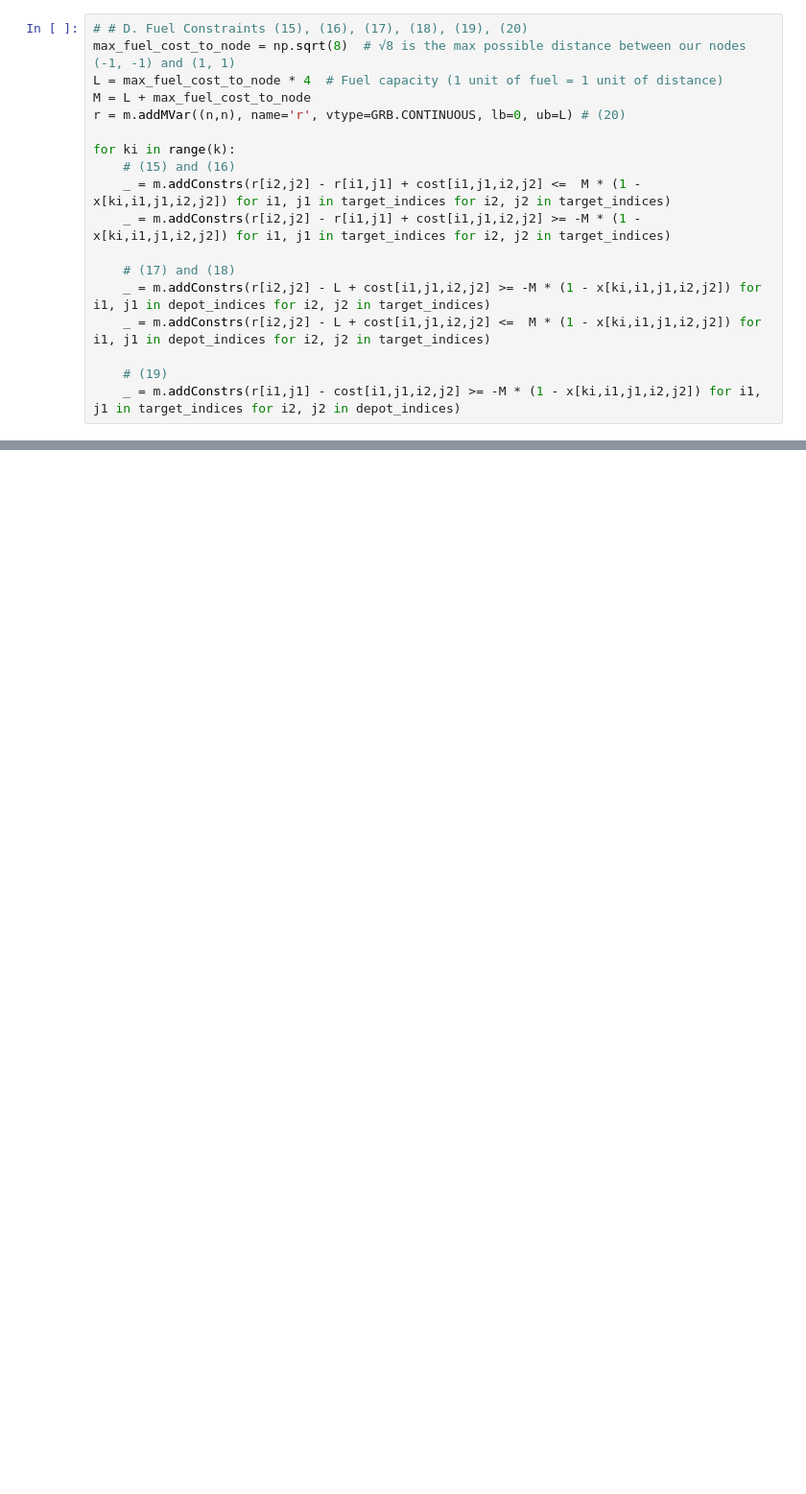
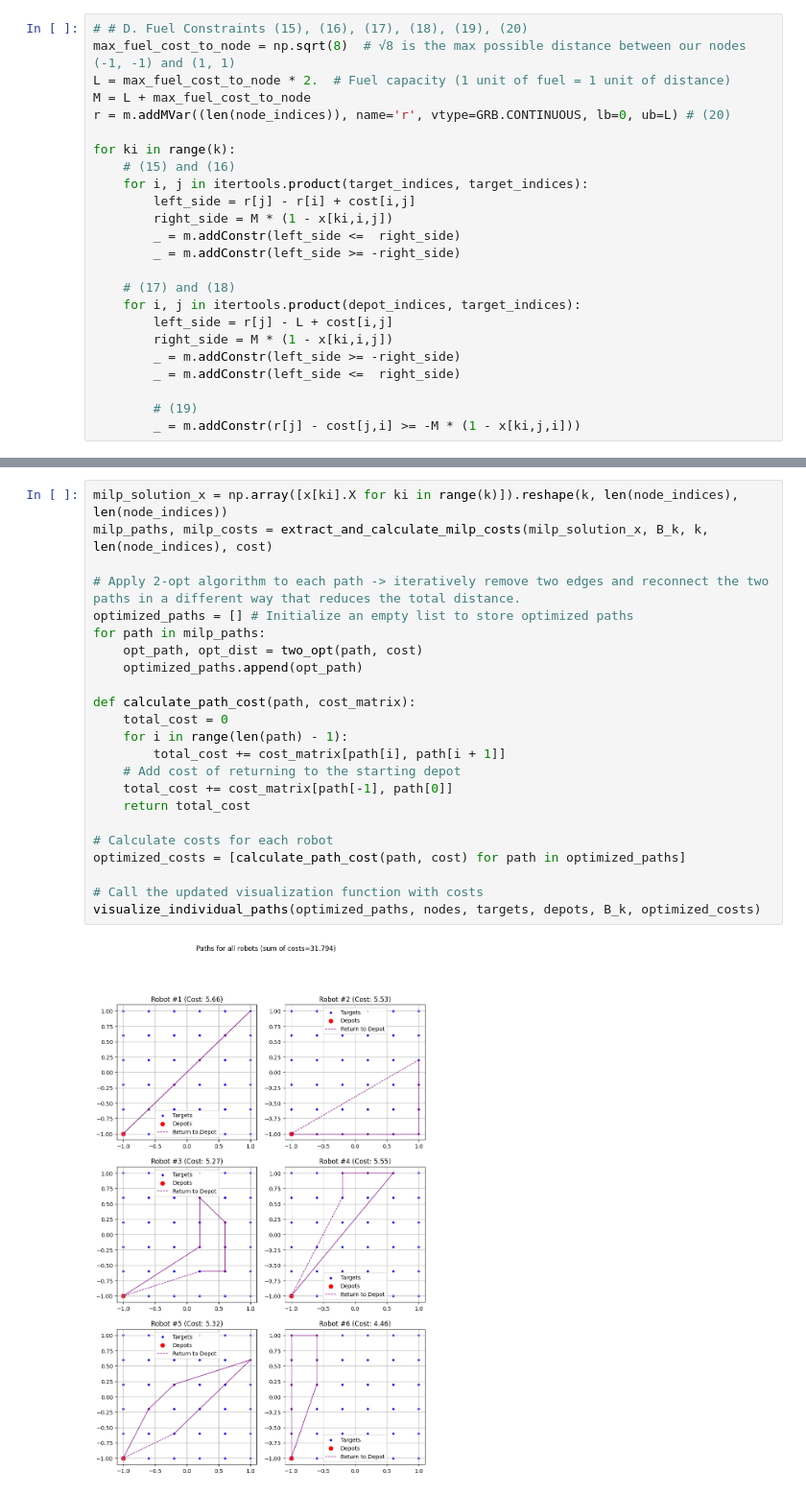
Before and after one commit to nestlab-bae-mqp-2024/mrpcp-solvers, a Jupyter notebook: jupyter/2015_mrpcp/Samara_2015_mrpcp_2.ipynb, the cells around one changed output, grey strips where cells are left out. Shown at 96% size. Drawn from its saved outputs; the diff is of its cells as text; blank space fills up the shorter version.

Commit message:
optimizing MILP paths with 2-opt (TSP)

```diff
--- a/jupyter/2015_mrpcp/Samara_2015_mrpcp_2.ipynb
+++ b/jupyter/2015_mrpcp/Samara_2015_mrpcp_2.ipynb
@@ -139,20 +143,26 @@ for ki in range(k):
 # %%
 # # D. Fuel Constraints (15), (16), (17), (18), (19), (20)
 max_fuel_cost_to_node = np.sqrt(8)  # √8 is the max possible distance between our nodes (-1, -1) and (1, 1)
-L = max_fuel_cost_to_node * 4  # Fuel capacity (1 unit of fuel = 1 unit of distance)
+L = max_fuel_cost_to_node * 2.  # Fuel capacity (1 unit of fuel = 1 unit of distance)
 M = L + max_fuel_cost_to_node
-r = m.addMVar((n,n), name='r', vtype=GRB.CONTINUOUS, lb=0, ub=L) # (20)
+r = m.addMVar((len(node_indices)), name='r', vtype=GRB.CONTINUOUS, lb=0, ub=L) # (20)
 
 for ki in range(k):
     # (15) and (16)
-    _ = m.addConstrs(r[i2,j2] - r[i1,j1] + cost[i1,j1,i2,j2] <=  M * (1 - x[ki,i1,j1,i2,j2]) for i1, j1 in target_indices for i2, j2 in target_indices)
-    _ = m.addConstrs(r[i2,j2] - r[i1,j1] + cost[i1,j1,i2,j2] >= -M * (1 - x[ki,i1,j1,i2,j2]) for i1, j1 in target_indices for i2, j2 in target_indices)
+    for i, j in itertools.product(target_indices, target_indices):
+        left_side = r[j] - r[i] + cost[i,j]
+        right_side = M * (1 - x[ki,i,j])
+        _ = m.addConstr(left_side <=  right_side)
+        _ = m.addConstr(left_side >= -right_side)
 
     # (17) and (18)
-    _ = m.addConstrs(r[i2,j2] - L + cost[i1,j1,i2,j2] >= -M * (1 - x[ki,i1,j1,i2,j2]) for i1, j1 in depot_indices for i2, j2 in target_indices)
-    _ = m.addConstrs(r[i2,j2] - L + cost[i1,j1,i2,j2] <=  M * (1 - x[ki,i1,j1,i2,j2]) for i1, j1 in depot_indices for i2, j2 in target_indices)
+    for i, j in itertools.product(depot_indices, target_indices):
+        left_side = r[j] - L + cost[i,j]
+        right_side = M * (1 - x[ki,i,j])
+        _ = m.addConstr(left_side >= -right_side)
+        _ = m.addConstr(left_side <=  right_side)
 
-    # (19)
-    _ = m.addConstrs(r[i1,j1] - cost[i1,j1,i2,j2] >= -M * (1 - x[ki,i1,j1,i2,j2]) for i1, j1 in target_indices for i2, j2 in depot_indices)
+        # (19)
+        _ = m.addConstr(r[j] - cost[j,i] >= -M * (1 - x[ki,j,i]))
 # %%
 # Set objective function (3)
@@ -457,0 +411,25 @@ Shape of edges[robot_index]: (5, 5, 5, 5)
+# %%
+milp_solution_x = np.array([x[ki].X for ki in range(k)]).reshape(k, len(node_indices), len(node_indices))
+milp_paths, milp_costs = extract_and_calculate_milp_costs(milp_solution_x, B_k, k, len(node_indices), cost)
+
+# Apply 2-opt algorithm to each path -> iteratively remove two edges and reconnect the two paths in a different way that reduces the total distance.
+optimized_paths = [] # Initialize an empty list to store optimized paths
+for path in milp_paths:
+    opt_path, opt_dist = two_opt(path, cost)
+    optimized_paths.append(opt_path)
+
+def calculate_path_cost(path, cost_matrix):
+    total_cost = 0
+    for i in range(len(path) - 1):
+        total_cost += cost_matrix[path[i], path[i + 1]]
+    # Add cost of returning to the starting depot
+    total_cost += cost_matrix[path[-1], path[0]]
+    return total_cost
+
+# Calculate costs for each robot
+optimized_costs = [calculate_path_cost(path, cost) for path in optimized_paths]
+
+# Call the updated visualization function with costs
+visualize_individual_paths(optimized_paths, nodes, targets, depots, B_k, optimized_costs)
+# %% [output]
+[figure, added]
```
Also changed, not shown: parts of 13 cells of this notebook.
